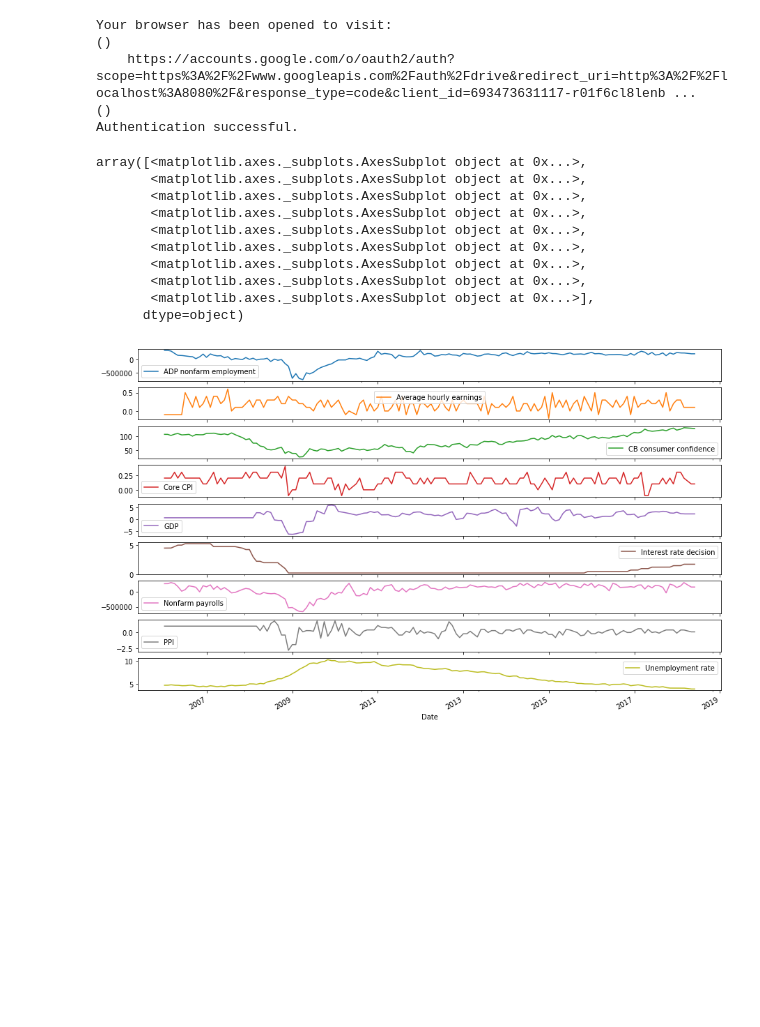
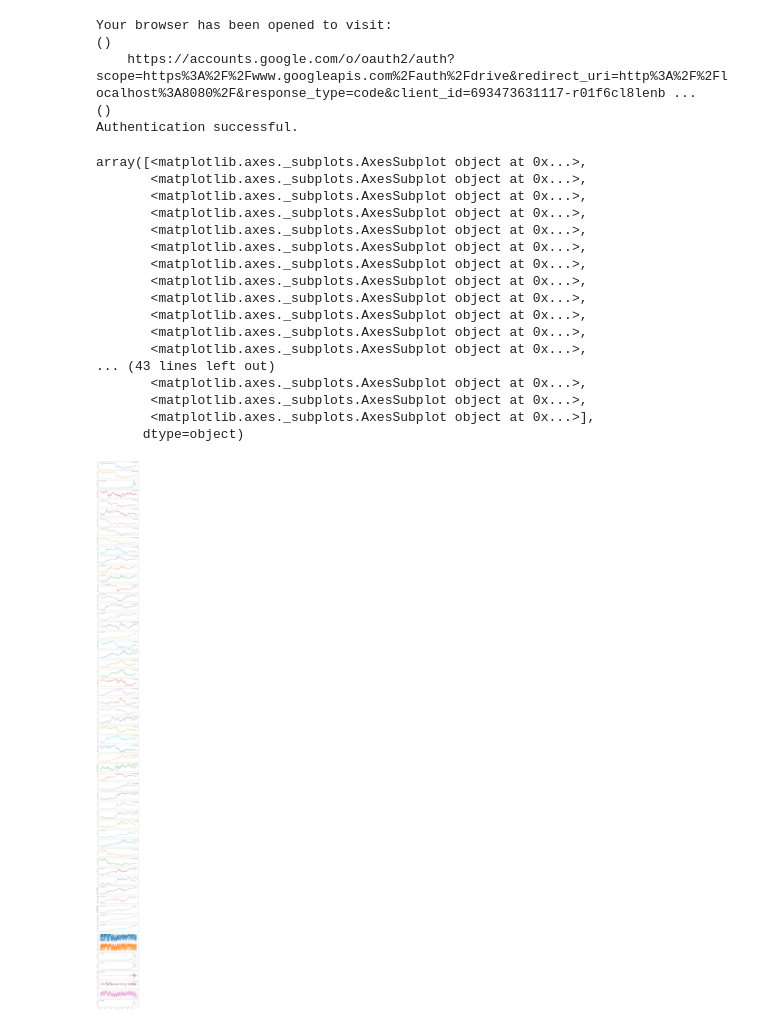
Before and after one commit to CBTrading/Experiments, a Jupyter notebook: features/features-builder.ipynb, the cells around one changed output. Saved outputs shown, nothing was run; the diff lists cells and outputs as text; code cells hidden in the pictures; blank space fills up the shorter version.

```diff
--- a/features/features-builder.ipynb
+++ b/features/features-builder.ipynb
@@ -20,16 +16,25 @@ sp500_tables = DriveTables(symbols=features_params, reference="S&P 500", client=
+# %%
+fxchoice_tables = DriveTables(reference="BTCUSD", client=drive_client, drive_data_id="1ZGXLOEApo1QxOFAoXOK63i0pKdJ4QcbE")
 # %%
-X = sp500_tables.get_joint_dataframe()
+X = fxchoice_tables.get_joint_dataframe()
 # %%
-X["Economic calendar"].plot(subplots=True, figsize=(15,10))
+X.plot(subplots=True, figsize=(15,4*X.columns.size))
 # %% [output]
 array([<matplotlib.axes._subplots.AxesSubplot object at 0x...>,
        <matplotlib.axes._subplots.AxesSubplot object at 0x...>,
        <matplotlib.axes._subplots.AxesSubplot object at 0x...>,
        <matplotlib.axes._subplots.AxesSubplot object at 0x...>,
        <matplotlib.axes._subplots.AxesSubplot object at 0x...>,
        <matplotlib.axes._subplots.AxesSubplot object at 0x...>,
        <matplotlib.axes._subplots.AxesSubplot object at 0x...>,
        <matplotlib.axes._subplots.AxesSubplot object at 0x...>,
+       <matplotlib.axes._subplots.AxesSubplot object at 0x...>,
+       <matplotlib.axes._subplots.AxesSubplot object at 0x...>,
+       <matplotlib.axes._subplots.AxesSubplot object at 0x...>,
+       <matplotlib.axes._subplots.AxesSubplot object at 0x...>,
+... (43 lines left out)
+       <matplotlib.axes._subplots.AxesSubplot object at 0x...>,
+       <matplotlib.axes._subplots.AxesSubplot object at 0x...>,
        <matplotlib.axes._subplots.AxesSubplot object at 0x...>],
       dtype=object)
-[figure, old version]
+[figure, new version]
```
Also changed, not shown: parts of 4 cells of this notebook.
